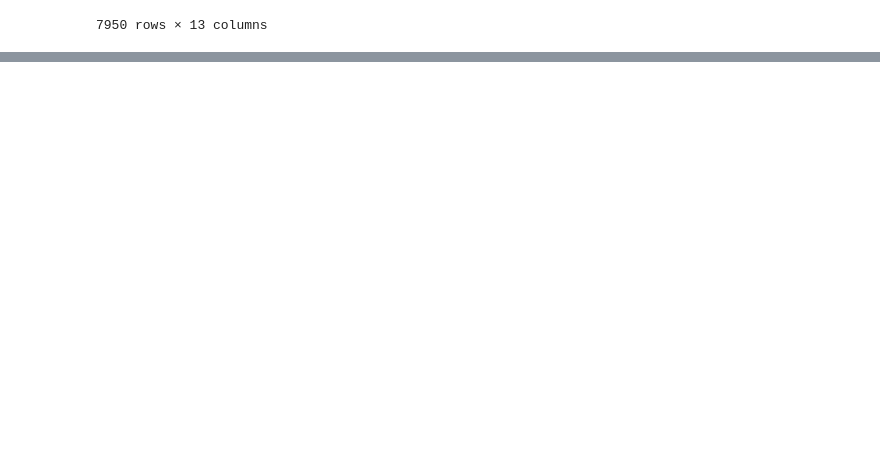
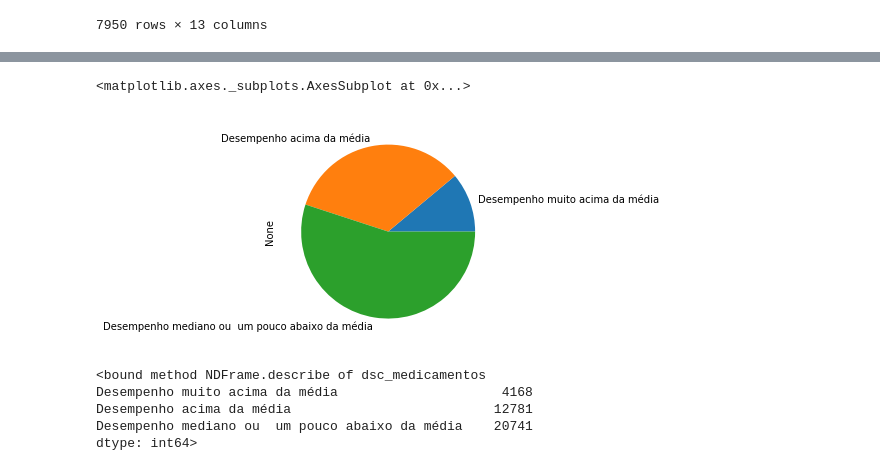
Before and after one commit to fmasanori/UBSDataAnalysis, a Jupyter notebook: Análise de Dados - UBS no Brasil 2016.ipynb, the cells around one changed output, grey strips where cells are left out. Drawn from its saved outputs; the diff is of its cells as text; code cells hidden in the pictures; blank space fills up the shorter version.

```diff
--- a/Análise de Dados - UBS no Brasil 2016.ipynb
+++ b/Análise de Dados - UBS no Brasil 2016.ipynb
@@ -31,0 +70,14 @@ base[base.dsc_bairro == "CENTRO"]
+# %%
+#Como estava o desempenho das UBS no quesito medicamentos
+base.groupby('dsc_medicamentos').size().sort_values().plot(kind='pie')
+# %% [output]
+<matplotlib.axes._subplots.AxesSubplot at 0x...>
+[figure, added]
+# %%
+base.groupby('dsc_medicamentos').size().sort_values().describe
+# %% [output]
+<bound method NDFrame.describe of dsc_medicamentos
+Desempenho muito acima da média                     4168
+Desempenho acima da média                          12781
+Desempenho mediano ou  um pouco abaixo da média    20741
+dtype: int64>
```
Also changed, not shown: parts of 9 cells of this notebook.
